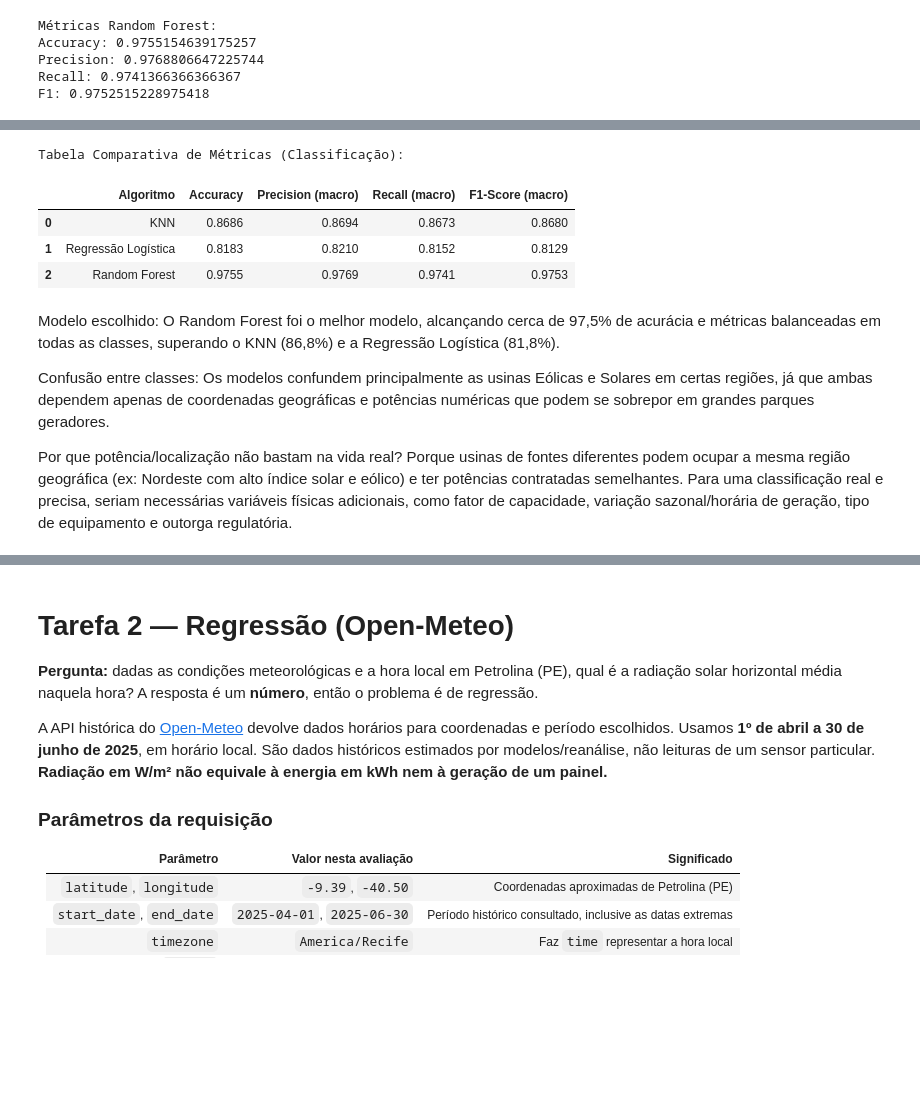
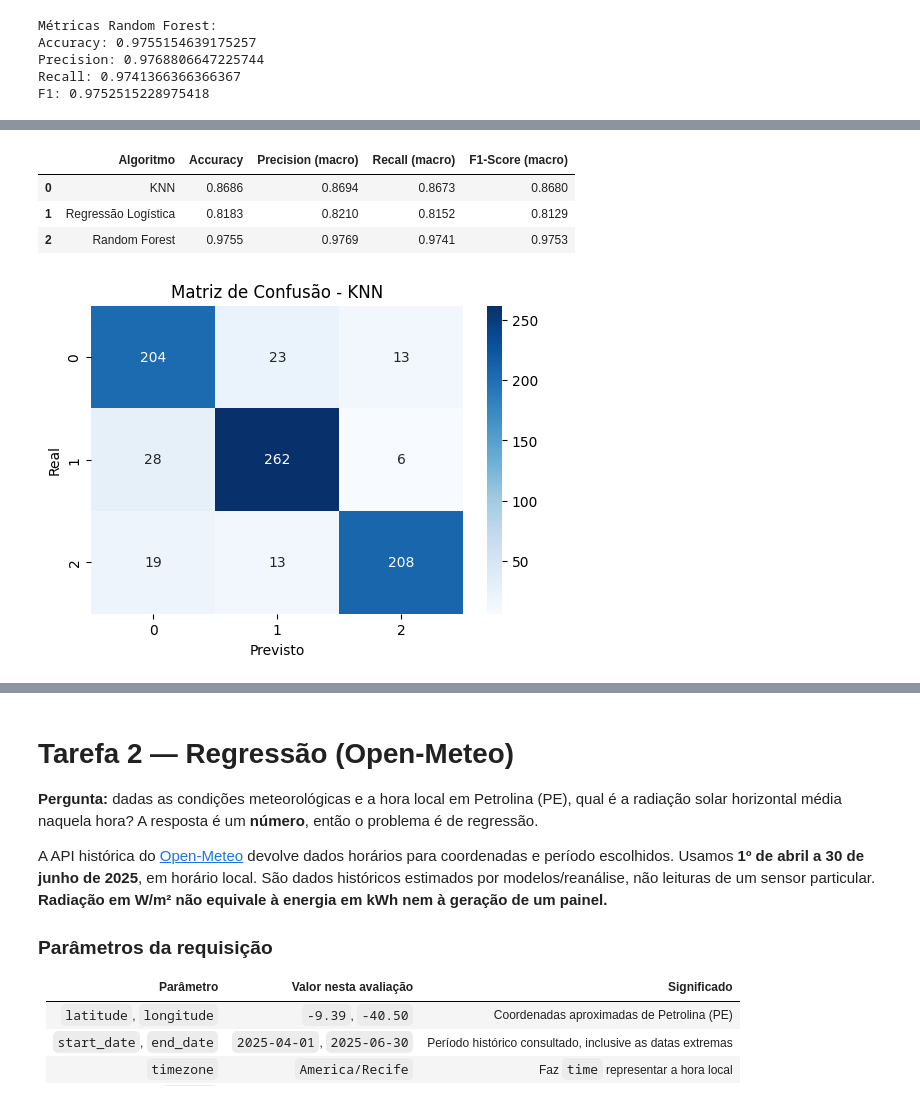
Before and after one commit to pedroyoshikadogarcia/Checkpoint-2-SERS-02.2026, a Jupyter notebook: Aula_APIs_Energia_Renovavel_ML.ipynb, the cells around one changed output, grey strips where cells are left out. Drawn from its saved outputs; the diff is of its cells as text; code cells hidden in the pictures; blank space fills up the shorter version.

```diff
--- a/Aula_APIs_Energia_Renovavel_ML.ipynb
+++ b/Aula_APIs_Energia_Renovavel_ML.ipynb
@@ -219,6 +273,18 @@ Y
 dtype: object
 # %%
 # Treino e Teste
-X_train, X_test, y_train, y_test = train_test_split(X, y, test_size=0.2, random_state=42, stratify=y)
+X_train, X_test, y_train, y_test = train_test_split(
+    X,
+    Y,
+    test_size=0.2,
+    random_state=42,
+    stratify=Y
+)
+# %%
+knn = KNeighborsClassifier()
+
+knn.fit(X_train, y_train)
+
+y_pred_knn = knn.predict(X_test)
 # %%
 # Métricas
@@ -295,25 +447,38 @@ df_classificacao = pd.DataFrame({
 # %%
-tabela_classificacao_estilizada = df_classificacao.style.background_gradient(
-    cmap='YlGn',
-    subset=['Accuracy', 'Precision (macro)', 'Recall (macro)', 'F1-Score (macro)']
-).format({
+tabela_classificacao_estilizada = df_classificacao.style.format({
     'Accuracy': '{:.4f}',
     'Precision (macro)': '{:.4f}',
     'Recall (macro)': '{:.4f}',
     'F1-Score (macro)': '{:.4f}'
 })
+
+display(tabela_classificacao_estilizada)
+# %% [output]
+|  | Algoritmo | Accuracy | Precision (macro) | Recall (macro) | F1-Score (macro) |
+| 0 | KNN | 0.8686 | 0.8694 | 0.8673 | 0.8680 |
+| 1 | Regressão Logística | 0.8183 | 0.8210 | 0.8152 | 0.8129 |
+| 2 | Random Forest | 0.9755 | 0.9769 | 0.9741 | 0.9753 |
-# %%
-print("Tabela Comparativa de Métricas (Classificação):")
-display(tabela_classificacao_estilizada)
-# %% [output]
-Tabela Comparativa de Métricas (Classificação):
-|  | Algoritmo | Accuracy | Precision (macro) | Recall (macro) | F1-Score (macro) |
-| 0 | KNN | 0.8686 | 0.8694 | 0.8673 | 0.8680 |
-| 1 | Regressão Logística | 0.8183 | 0.8210 | 0.8152 | 0.8129 |
-| 2 | Random Forest | 0.9755 | 0.9769 | 0.9741 | 0.9753 |
-# %% [markdown]
-Modelo escolhido: O Random Forest foi o melhor modelo, alcançando cerca de 97,5% de acurácia e métricas balanceadas em todas as classes, superando o KNN (86,8%) e a Regressão Logística (81,8%).
-
-Confusão entre classes: Os modelos confundem principalmente as usinas Eólicas e Solares em certas regiões, já que ambas dependem apenas de coordenadas geográficas e potências numéricas que podem se sobrepor em grandes parques geradores.
-
-Por que potência/localização não bastam na vida real? Porque usinas de fontes diferentes podem ocupar a mesma região geográfica (ex: Nordeste com alto índice solar e eólico) e ter potências contratadas semelhantes. Para uma classificação real e precisa, seriam necessárias variáveis físicas adicionais, como fator de capacidade, variação sazonal/horária de geração, tipo de equipamento e outorga regulatória.
+# %%
+cm_knn = confusion_matrix(
+    y_test,
+    y_pred_knn
+)
+
+plt.figure(figsize=(6, 4))
+
+sns.heatmap(
+    cm_knn,
+    annot=True,
+    fmt='d',
+    cmap='Blues'
+)
+
+plt.title('Matriz de Confusão - KNN')
+
+plt.xlabel('Previsto')
+
+plt.ylabel('Real')
+
+plt.show()
+# %% [output]
+[figure, added]
```
Also changed, not shown: parts of 54 cells of this notebook.
